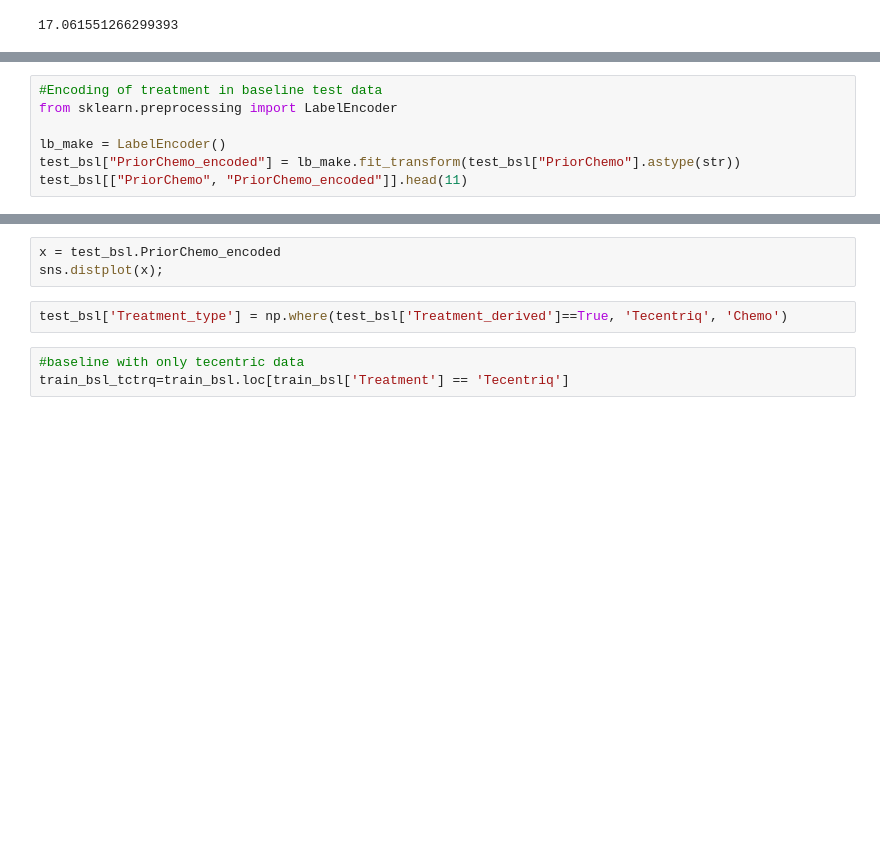
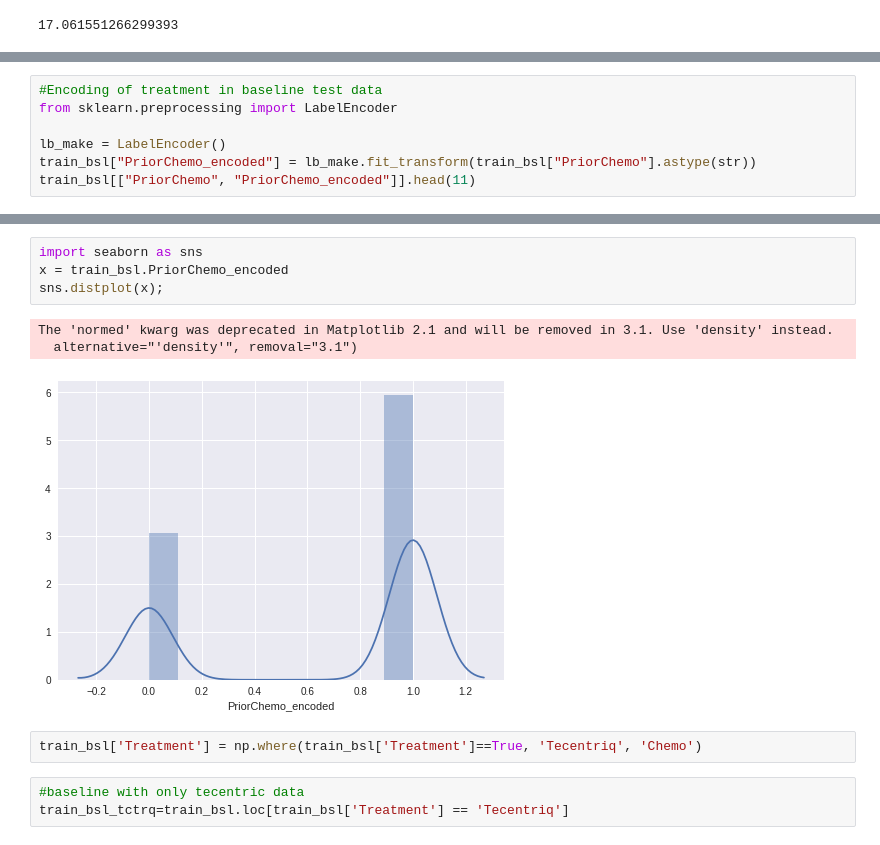
Before and after one commit to rameshmech/ML_hands_on_sessions, a Jupyter notebook: Data_Wrangling.ipynb, the cells around one changed output, grey strips where cells are left out. Saved outputs shown, nothing was run; the diff lists cells and outputs as text; blank space fills up the shorter version.

```diff
--- a/Data_Wrangling.ipynb
+++ b/Data_Wrangling.ipynb
@@ -81,5 +135,5 @@ subset_train_bsl.fillna(method = 'bfill', axis=0).fillna("0")
 from sklearn.preprocessing import LabelEncoder
 
 lb_make = LabelEncoder()
-test_bsl["PriorChemo_encoded"] = lb_make.fit_transform(test_bsl["PriorChemo"].astype(str))
-test_bsl[["PriorChemo", "PriorChemo_encoded"]].head(11)
+train_bsl["PriorChemo_encoded"] = lb_make.fit_transform(train_bsl["PriorChemo"].astype(str))
+train_bsl[["PriorChemo", "PriorChemo_encoded"]].head(11)
@@ -86,8 +153,13 @@ test_bsl[["PriorChemo", "PriorChemo_encoded"]].head(11)
 # %%
-x = test_bsl.PriorChemo_encoded
+import seaborn as sns
+x = train_bsl.PriorChemo_encoded
 sns.distplot(x);
+# %% [output]
+The 'normed' kwarg was deprecated in Matplotlib 2.1 and will be removed in 3.1. Use 'density' instead.
+  alternative="'density'", removal="3.1")
+[figure, added]
 # %%
-test_bsl['Treatment_type'] = np.where(test_bsl['Treatment_derived']==True, 'Tecentriq', 'Chemo')
+train_bsl['Treatment'] = np.where(train_bsl['Treatment']==True, 'Tecentriq', 'Chemo')
 # %%
 #baseline with only tecentric data
 train_bsl_tctrq=train_bsl.loc[train_bsl['Treatment'] == 'Tecentriq']
```
Also changed, not shown: parts of 42 cells of this notebook.
